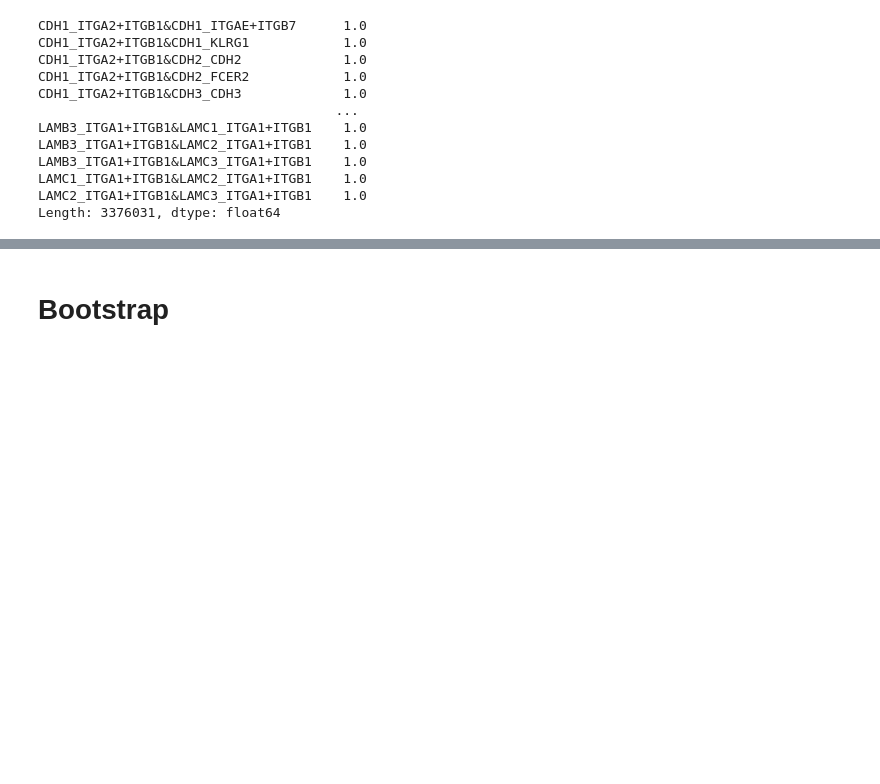
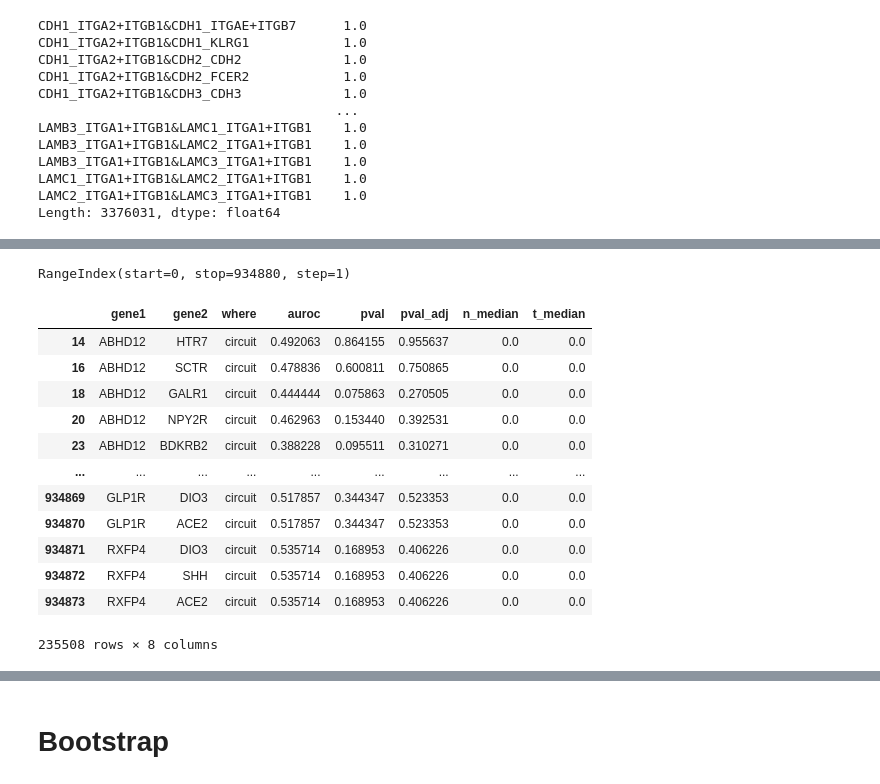
Before and after one commit to lorenzoamir/cci_circuits_paper_2025, a Jupyter notebook: code/notebook.ipynb, the cells around one changed output, grey strips where cells are left out. Drawn from its saved outputs; the diff is of its cells as text; code cells hidden in the pictures; blank space fills up the shorter version.

```diff
--- a/code/notebook.ipynb
+++ b/code/notebook.ipynb
@@ -625,0 +459,20 @@ Step 2: testing interactions
+# %%
+network.index
+# %% [output]
+RangeIndex(start=0, stop=934880, step=1)
+# %%
+network[network.gene1.isin(gpcrs) | network.gene2.isin(gpcrs)]
+# %% [output]
+|  | gene1 | gene2 | where | auroc | pval | pval_adj | n_median | t_median |
+| 14 | ABHD12 | HTR7 | circuit | 0.492063 | 0.864155 | 0.955637 | 0.0 | 0.0 |
+| 16 | ABHD12 | SCTR | circuit | 0.478836 | 0.600811 | 0.750865 | 0.0 | 0.0 |
+| 18 | ABHD12 | GALR1 | circuit | 0.444444 | 0.075863 | 0.270505 | 0.0 | 0.0 |
+| 20 | ABHD12 | NPY2R | circuit | 0.462963 | 0.153440 | 0.392531 | 0.0 | 0.0 |
+| 23 | ABHD12 | BDKRB2 | circuit | 0.388228 | 0.095511 | 0.310271 | 0.0 | 0.0 |
+| ... | ... | ... | ... | ... | ... | ... | ... | ... |
+| 934869 | GLP1R | DIO3 | circuit | 0.517857 | 0.344347 | 0.523353 | 0.0 | 0.0 |
+| 934870 | GLP1R | ACE2 | circuit | 0.517857 | 0.344347 | 0.523353 | 0.0 | 0.0 |
+| 934871 | RXFP4 | DIO3 | circuit | 0.535714 | 0.168953 | 0.406226 | 0.0 | 0.0 |
+| 934872 | RXFP4 | SHH | circuit | 0.535714 | 0.168953 | 0.406226 | 0.0 | 0.0 |
+| 934873 | RXFP4 | ACE2 | circuit | 0.535714 | 0.168953 | 0.406226 | 0.0 | 0.0 |
+235508 rows × 8 columns
```
Also changed, not shown: parts of 66 cells of this notebook, 2 other files.
